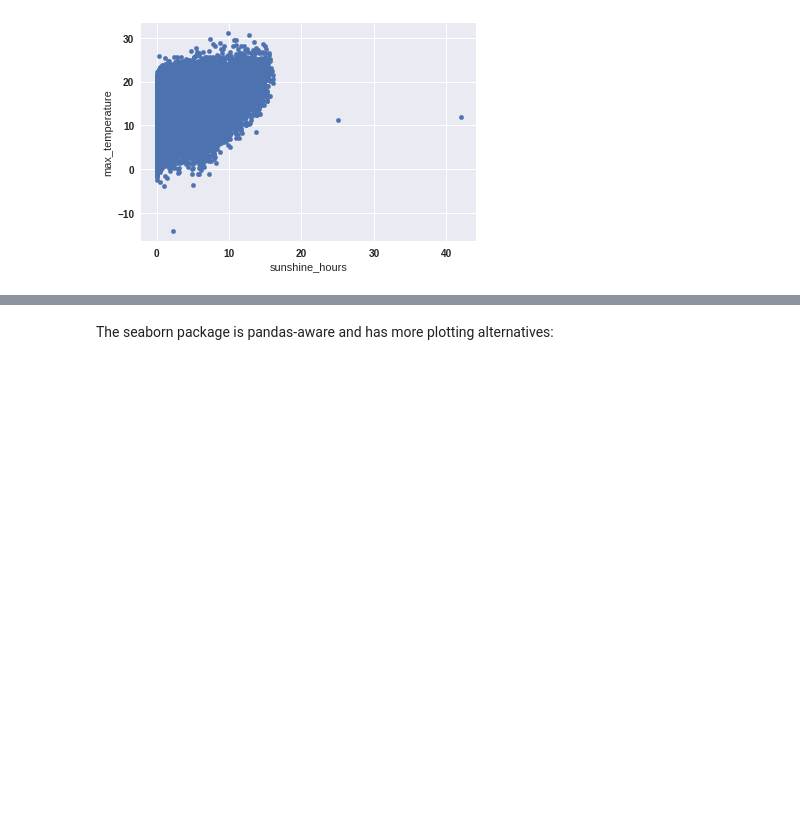
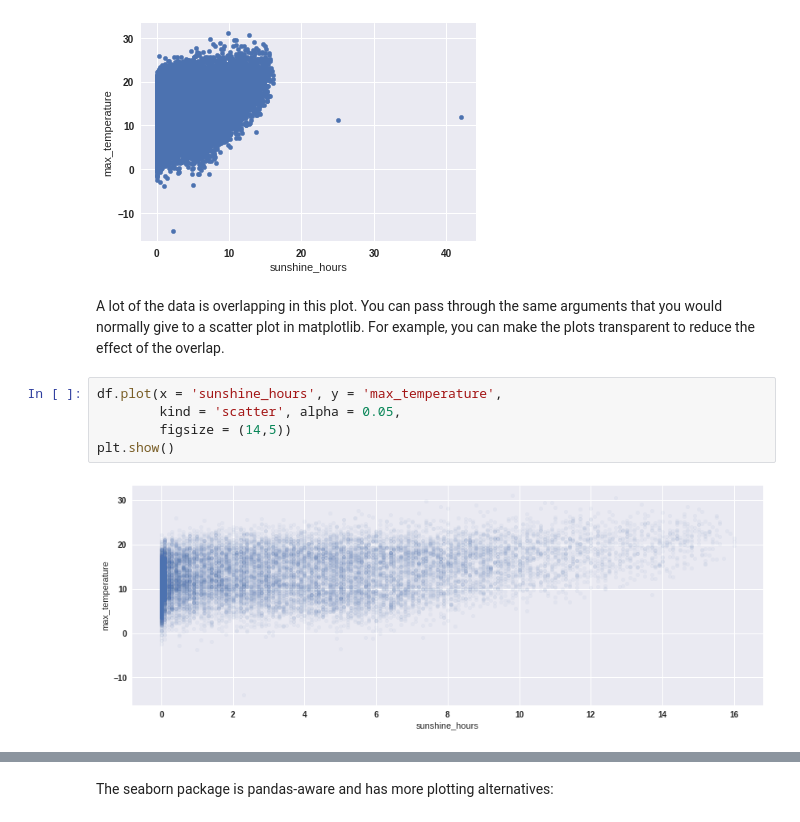
Before and after one commit to braaannigan/climate_python_intro, a Jupyter notebook: pandas_1.ipynb, the cells around one changed output, grey strips where cells are left out. Cells and saved outputs as stored; diff of their text form; blank space fills up the shorter version.

```diff
--- a/pandas_1.ipynb
+++ b/pandas_1.ipynb
@@ -278,4 +328,13 @@ df.plot(x = 'sunshine_hours', y = 'max_temperature', kind = 'scatter')
 plt.show()
 # %% [output]
 [figure]
+# %% [markdown]
+A lot of the data is overlapping in this plot.  You can pass through the same arguments that you would normally give to a scatter plot in matplotlib.  For example, you can make the plots transparent to reduce the effect of the overlap.
+# %%
+df.plot(x = 'sunshine_hours', y = 'max_temperature',
+        kind = 'scatter', alpha = 0.05,
+        figsize = (14,5))
+plt.show()
+# %% [output]
+[figure, added]
 # %% [markdown]
```
Also changed, not shown: parts of 20 cells of this notebook.
